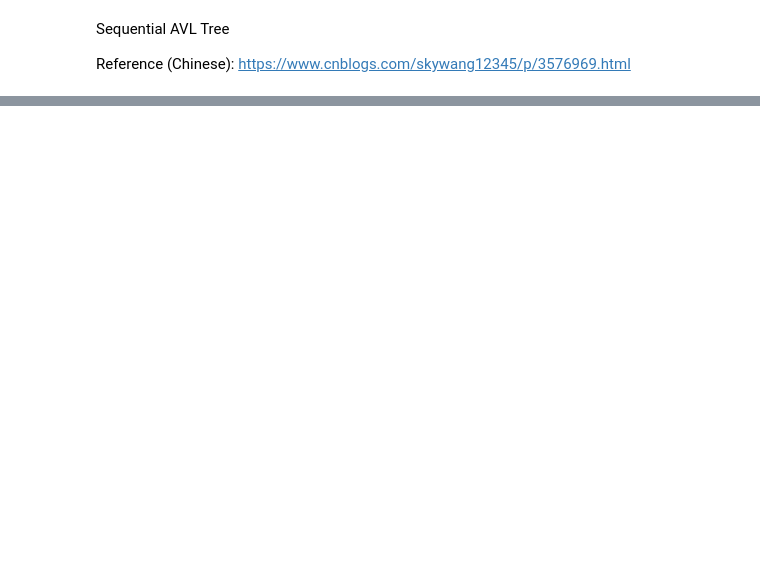
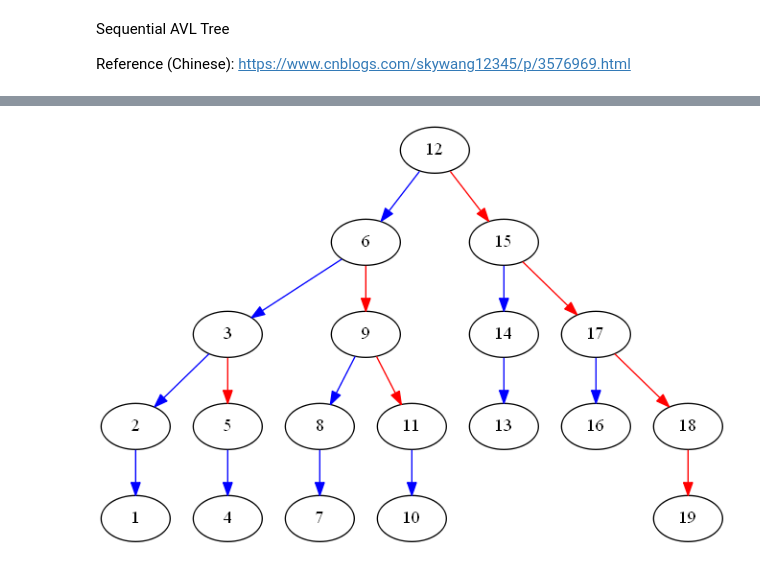
Before and after one commit to chyanju/pyConcurrentAVL, a Jupyter notebook: sequentialAVL.ipynb, the cells around one changed output, grey strips where cells are left out. Drawn from its saved outputs; the diff is of its cells as text; code cells hidden in the pictures; blank space fills up the shorter version.

```diff
--- a/sequentialAVL.ipynb
+++ b/sequentialAVL.ipynb
@@ -42,4 +40,8 @@ Tree is empty!
 # %%
 rt = AVL()
 for i in range(1,20):
     rt.put(i)
+
+rt.print()
+# %% [output]
+[figure, added]
```
Also changed, not shown: parts of 4 cells of this notebook, 2 other files.
